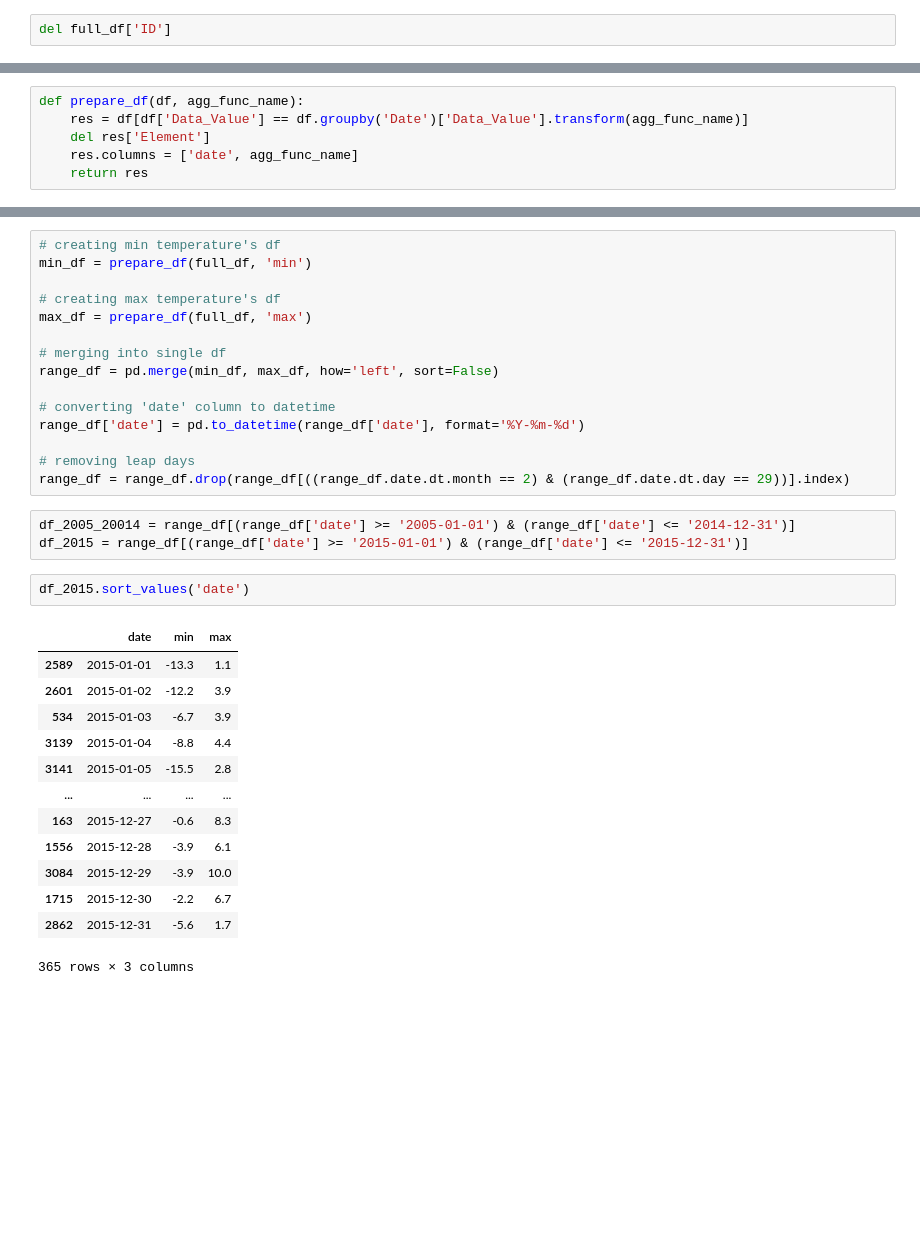
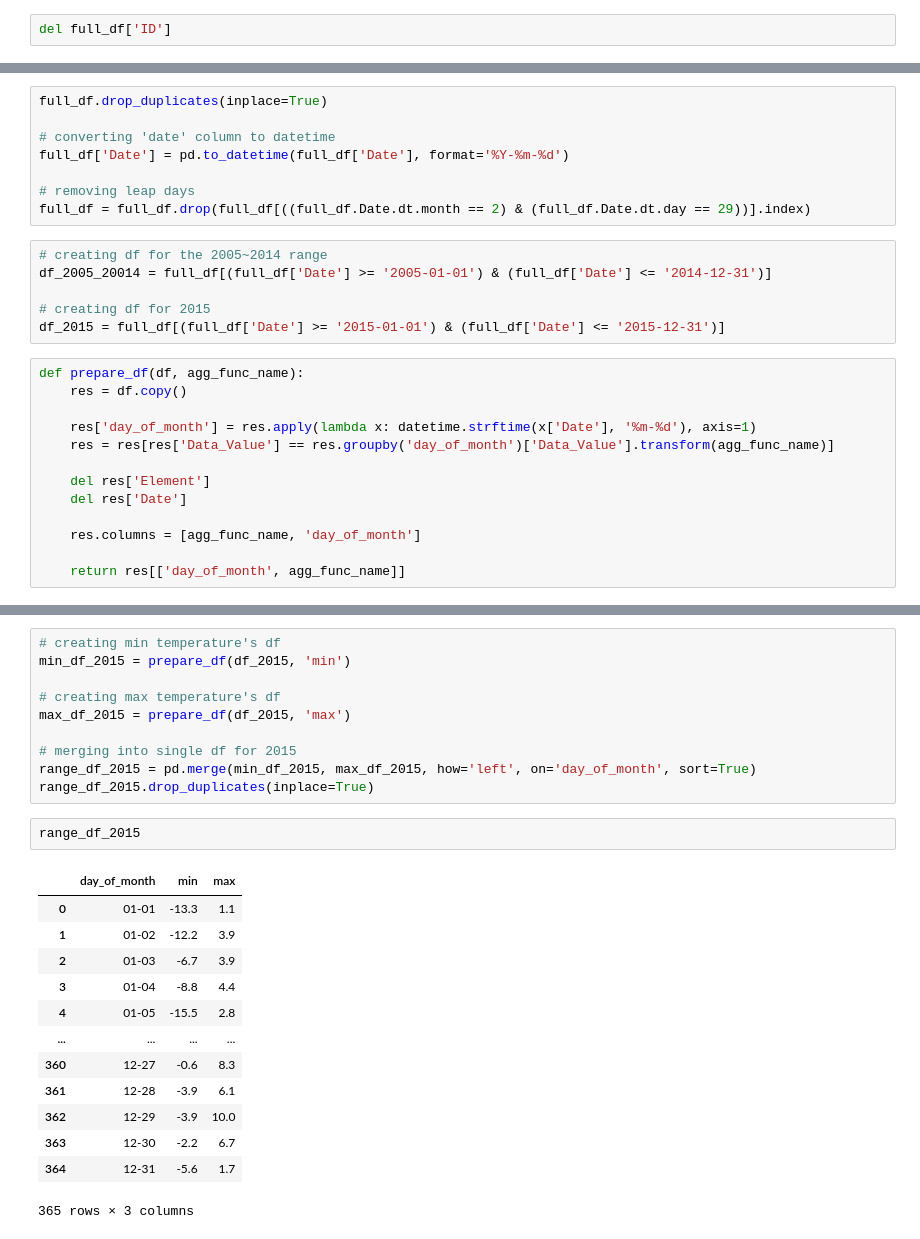
Before and after one commit to clawall/applied-plotting-charting-data-representation-in-python, a Jupyter notebook: Assignment2.ipynb, the cells around one changed output, grey strips where cells are left out. Saved outputs shown, nothing was run; the diff lists cells and outputs as text; blank space fills up the shorter version.

Commit message:
Cleaned data. Beggining plotting.

```diff
--- a/Assignment2.ipynb
+++ b/Assignment2.ipynb
@@ -67,6 +66,27 @@ full_df.drop_duplicates(inplace=True)
+# %%
+full_df.drop_duplicates(inplace=True)
+
+# converting 'date' column to datetime
+full_df['Date'] = pd.to_datetime(full_df['Date'], format='%Y-%m-%d')
+
+# removing leap days
+full_df = full_df.drop(full_df[((full_df.Date.dt.month == 2) & (full_df.Date.dt.day == 29))].index)
+# %%
+# creating df for the 2005~2014 range
+df_2005_20014 = full_df[(full_df['Date'] >= '2005-01-01') & (full_df['Date'] <= '2014-12-31')]
+
+# creating df for 2015
+df_2015 = full_df[(full_df['Date'] >= '2015-01-01') & (full_df['Date'] <= '2015-12-31')]
 # %%
 def prepare_df(df, agg_func_name):
-    res = df[df['Data_Value'] == df.groupby('Date')['Data_Value'].transform(agg_func_name)]
+    res = df.copy()
+
+    res['day_of_month'] = res.apply(lambda x: datetime.strftime(x['Date'], '%m-%d'), axis=1)
+    res = res[res['Data_Value'] == res.groupby('day_of_month')['Data_Value'].transform(agg_func_name)]
+
     del res['Element']
-    res.columns = ['date', agg_func_name]
-    return res
+    del res['Date']
+
+    res.columns = [agg_func_name, 'day_of_month']
+
+    return res[['day_of_month', agg_func_name]]
@@ -73,34 +103,26 @@ def prepare_df(df, agg_func_name):
 # %%
 # creating min temperature's df
-min_df = prepare_df(full_df, 'min')
+min_df_2015 = prepare_df(df_2015, 'min')
 
 # creating max temperature's df
-max_df = prepare_df(full_df, 'max')
+max_df_2015 = prepare_df(df_2015, 'max')
 
-# merging into single df
-range_df = pd.merge(min_df, max_df, how='left', sort=False)
-
-# converting 'date' column to datetime
-range_df['date'] = pd.to_datetime(range_df['date'], format='%Y-%m-%d')
-
-# removing leap days
-range_df = range_df.drop(range_df[((range_df.date.dt.month == 2) & (range_df.date.dt.day == 29))].index)
+# merging into single df for 2015
+range_df_2015 = pd.merge(min_df_2015, max_df_2015, how='left', on='day_of_month', sort=True)
+range_df_2015.drop_duplicates(inplace=True)
-# %%
-df_2005_20014 = range_df[(range_df['date'] >= '2005-01-01') & (range_df['date'] <= '2014-12-31')]
-df_2015 = range_df[(range_df['date'] >= '2015-01-01') & (range_df['date'] <= '2015-12-31')]
-# %%
-df_2015.sort_values('date')
-# %% [output]
-|  | date | min | max |
-| 2589 | 2015-01-01 | -13.3 | 1.1 |
-| 2601 | 2015-01-02 | -12.2 | 3.9 |
-| 534 | 2015-01-03 | -6.7 | 3.9 |
-| 3139 | 2015-01-04 | -8.8 | 4.4 |
-| 3141 | 2015-01-05 | -15.5 | 2.8 |
-| ... | ... | ... | ... |
-| 163 | 2015-12-27 | -0.6 | 8.3 |
-| 1556 | 2015-12-28 | -3.9 | 6.1 |
-| 3084 | 2015-12-29 | -3.9 | 10.0 |
-| 1715 | 2015-12-30 | -2.2 | 6.7 |
-| 2862 | 2015-12-31 | -5.6 | 1.7 |
-365 rows × 3 columns
+# %%
+range_df_2015
+# %% [output]
+|  | day_of_month | min | max |
+| 0 | 01-01 | -13.3 | 1.1 |
+| 1 | 01-02 | -12.2 | 3.9 |
+| 2 | 01-03 | -6.7 | 3.9 |
+| 3 | 01-04 | -8.8 | 4.4 |
+| 4 | 01-05 | -15.5 | 2.8 |
+| ... | ... | ... | ... |
+| 360 | 12-27 | -0.6 | 8.3 |
+| 361 | 12-28 | -3.9 | 6.1 |
+| 362 | 12-29 | -3.9 | 10.0 |
+| 363 | 12-30 | -2.2 | 6.7 |
+| 364 | 12-31 | -5.6 | 1.7 |
+365 rows × 3 columns
```
Also changed, not shown: parts of 3 cells of this notebook.
